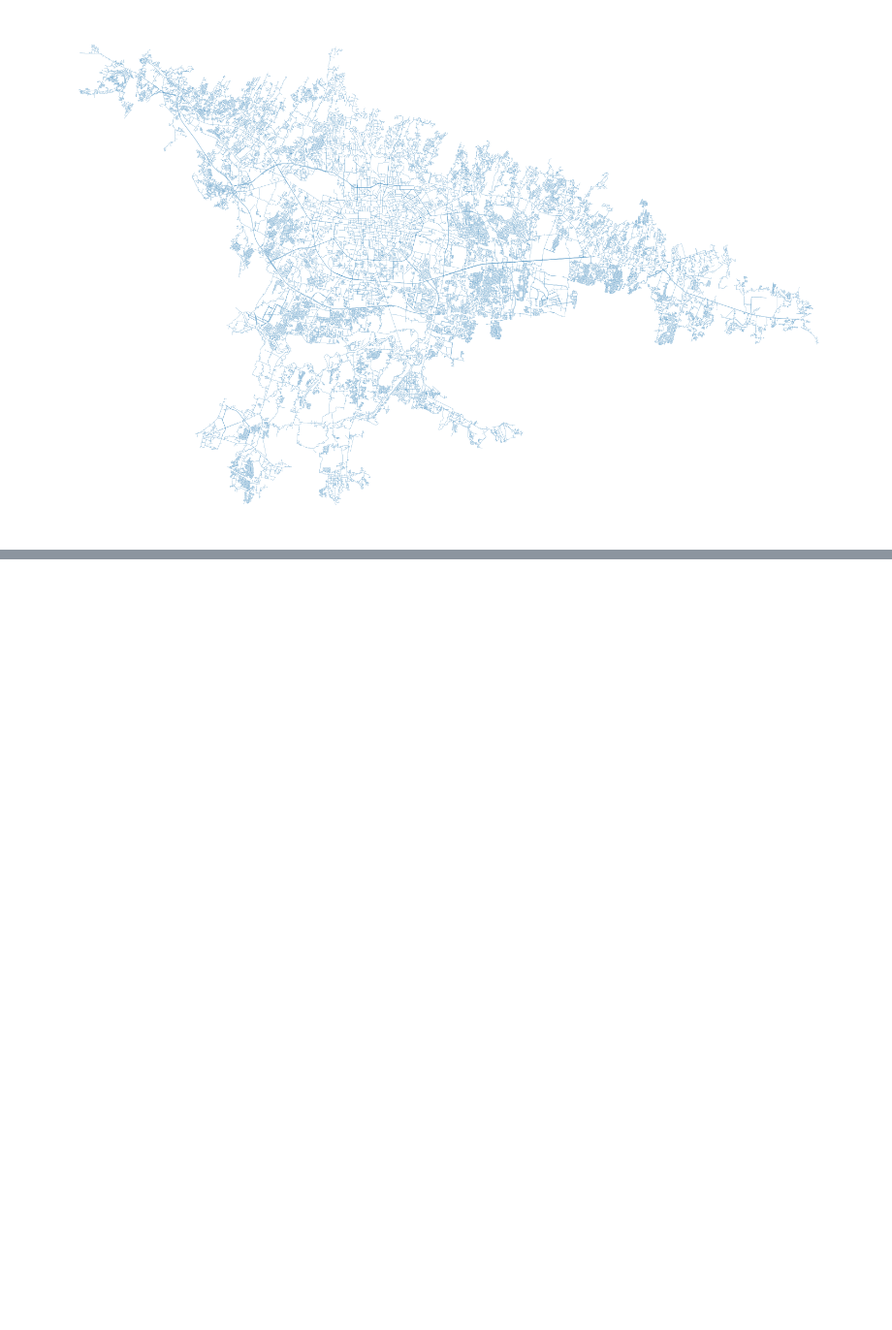
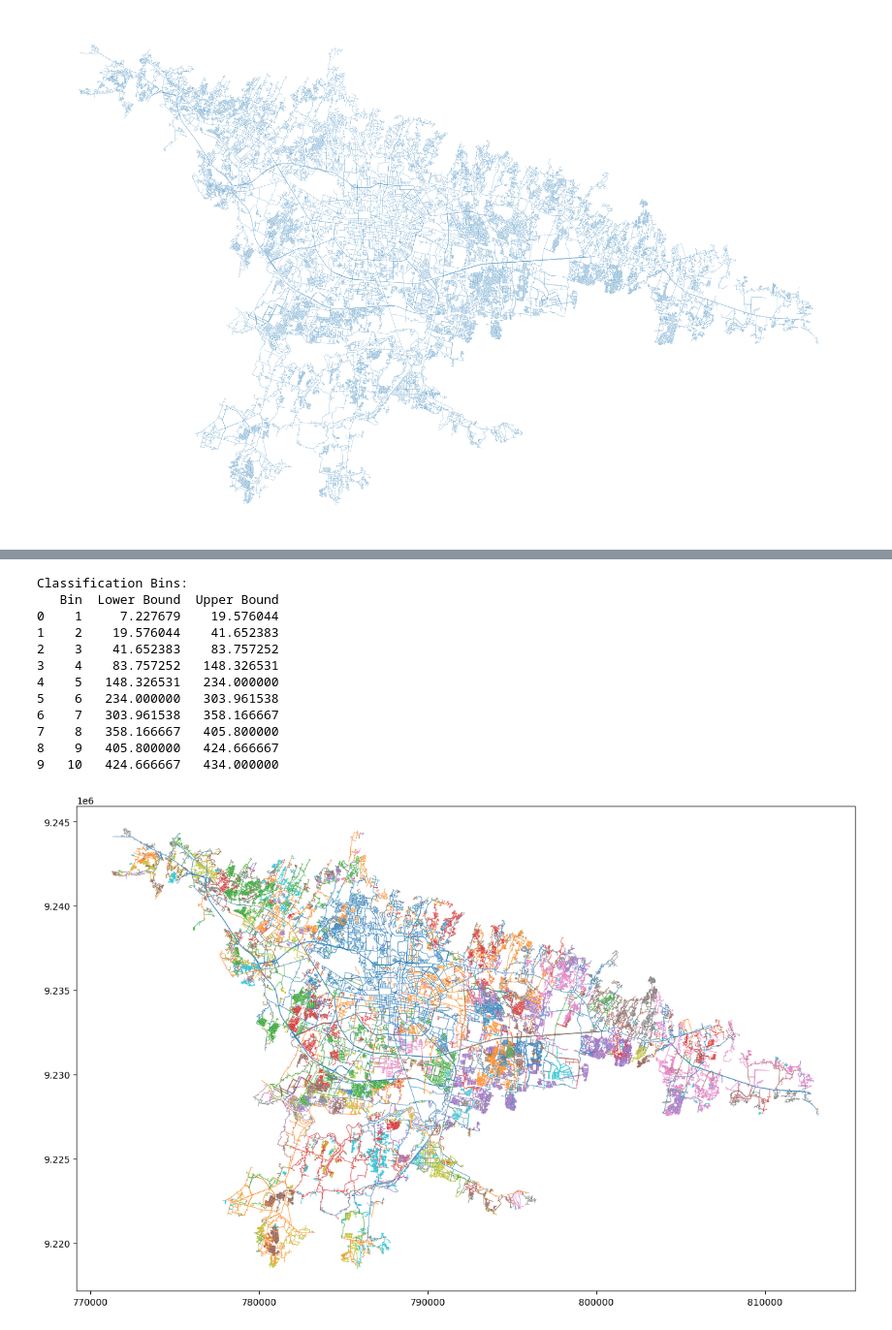
Before and after one commit to greymouse1/spatialanalysis, a Jupyter notebook: continuity.ipynb, the cells around one changed output, grey strips where cells are left out. Shown at 97% size. Cells and saved outputs as stored; diff of their text form; code cells hidden in the pictures; blank space fills up the shorter version.

```diff
--- a/continuity.ipynb
+++ b/continuity.ipynb
@@ -96,0 +80,55 @@ bandung_stroke_gdf.plot(
+# %%
+import geopandas as gpd
+import mapclassify
+import matplotlib.pyplot as plt
+import pandas as pd
+
+
+
+# Step 1: Pull 'n_segments' (or some attribute column) from the GeoDataFrame
+# Assuming 'n_segments' is an attribute column in your GeoDataFrame
+n_segments = bandung_stroke_gdf['n_segments']  # Replace with actual column name
+
+# Step 2: Apply headtailbreaks classification for a heavy tail distribution
+classifier = mapclassify.HeadTailBreaks(n_segments)  # k is the number of bins
+
+# Step 3: Show the table of classification breaks
+breaks_table = pd.DataFrame({
+    'Bin': range(1, len(classifier.bins)),
+    'Lower Bound': classifier.bins[:-1],
+    'Upper Bound': classifier.bins[1:]
+})
+
+print("Classification Bins:")
+print(breaks_table)
+
+# Step 4: Plotting the data on a map with discrete color limits based on classification
+fig, ax = plt.subplots(figsize=(15, 15))
+
+# Plot the GeoDataFrame with color scheme based on the classification
+bandung_stroke_gdf.plot(
+    ax=ax,
+    cmap="tab10",  # Use a discrete colormap
+    linewidth=0.5,
+    scheme="user_defined",  # Use user-defined classification scheme
+    classification_kwds={'bins': classifier.bins},  # Use the bins from the classifier
+    legend=True,  # Enable the legend
+    legend_kwds={'label': "n_segments", 'orientation': "horizontal"}  # Customize legend
+)
+
+# Show the plot
+plt.show()
+# %% [output]
+Classification Bins:
+   Bin  Lower Bound  Upper Bound
+0    1     7.227679    19.576044
+1    2    19.576044    41.652383
+2    3    41.652383    83.757252
+3    4    83.757252   148.326531
+4    5   148.326531   234.000000
+5    6   234.000000   303.961538
+6    7   303.961538   358.166667
+7    8   358.166667   405.800000
+8    9   405.800000   424.666667
+9   10   424.666667   434.000000
+[figure, added]
```
Also changed, not shown: parts of 6 cells of this notebook.
